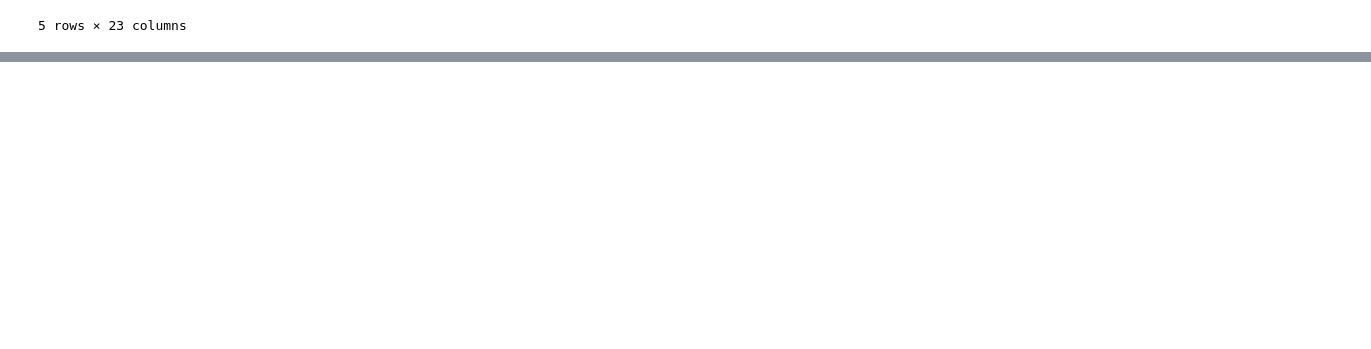
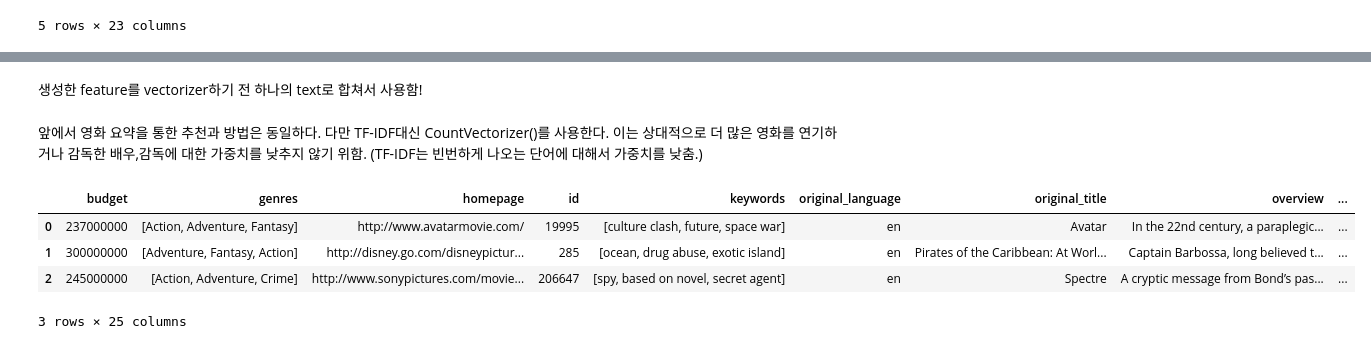
Before and after one commit to data-droid/study, a Jupyter notebook: kaggleKernal/MovieRecommendationSystems.ipynb, the cells around one changed output, grey strips where cells are left out. Saved outputs shown, nothing was run; the diff lists cells and outputs as text; code cells hidden in the pictures; blank space fills up the shorter version.

Commit message:
contents based recommendation

```diff
--- a/kaggleKernal/MovieRecommendationSystems.ipynb
+++ b/kaggleKernal/MovieRecommendationSystems.ipynb
@@ -73,0 +286,23 @@ df2.head(5)
+# %%
+# Get director
+def get_director(x):
+    for i in x:
+        if i['job'] == 'Director':
+            return i['name']
+    return np.nan
+# %%
+# Get top 3 element or entires list
+def get_list(x):
+    if isinstance(x, list):
+        names = [i['name'] for i in  x]
+        if len(names) > 3:
+            names = names[:3]
+        return names
+    return []
+# %%
+# add feature director, cast, genres and keywords
+df2['director'] = df2['crew'].apply(get_director)
+
+features = ['cast','keywords','genres']
+for feature in features:
+    df2[feature] = df2[feature].apply(get_list)
@@ -73,0 +318,8 @@ df2.head(5)
+# %% [markdown]
+생성한 feature를 vectorizer하기 전 하나의 text로 합쳐서 사용함!
+# %%
+def create_soup(x):
+    return ' '.join(x['keywords']) + ' ' + ' '.join(x['cast']) + ' ' + str(x['director']) + ' ' + ' '.join(x['genres'])
+df2['soup'] = df2.apply(create_soup, axis=1)
+# %% [markdown]
+앞에서 영화 요약을 통한 추천과 방법은 동일하다. 다만 TF-IDF대신 CountVectorizer()를 사용한다. 이는 상대적으로 더 많은 영화를 연기하거나 감독한 배우,감독에 대한 가중치를 낮추지 않기 위함. (TF-IDF는 빈번하게 나오는 단어에 대해서 가중치를 낮춤.)
@@ -73,0 +336,8 @@ df2.head(5)
+# %%
+df2.head(3)
+# %% [output]
+|  | budget | genres | homepage | id | keywords | original_language | original_title | overview | ... |
+| 0 | 237000000 | [Action, Adventure, Fantasy] | http://www.avatarmovie.com/ | 19995 | [culture clash, future, space war] | en | Avatar | In the 22nd century, a paraplegic... | ... |
+| 1 | 300000000 | [Adventure, Fantasy, Action] | http://disney.go.com/disneypictur... | 285 | [ocean, drug abuse, exotic island] | en | Pirates of the Caribbean: At Worl... | Captain Barbossa, long believed t... | ... |
+| 2 | 245000000 | [Action, Adventure, Crime] | http://www.sonypictures.com/movie... | 206647 | [spy, based on novel, secret agent] | en | Spectre | A cryptic message from Bond’s pas... | ... |
+3 rows × 25 columns
```
Also changed, not shown: parts of 38 cells of this notebook.
